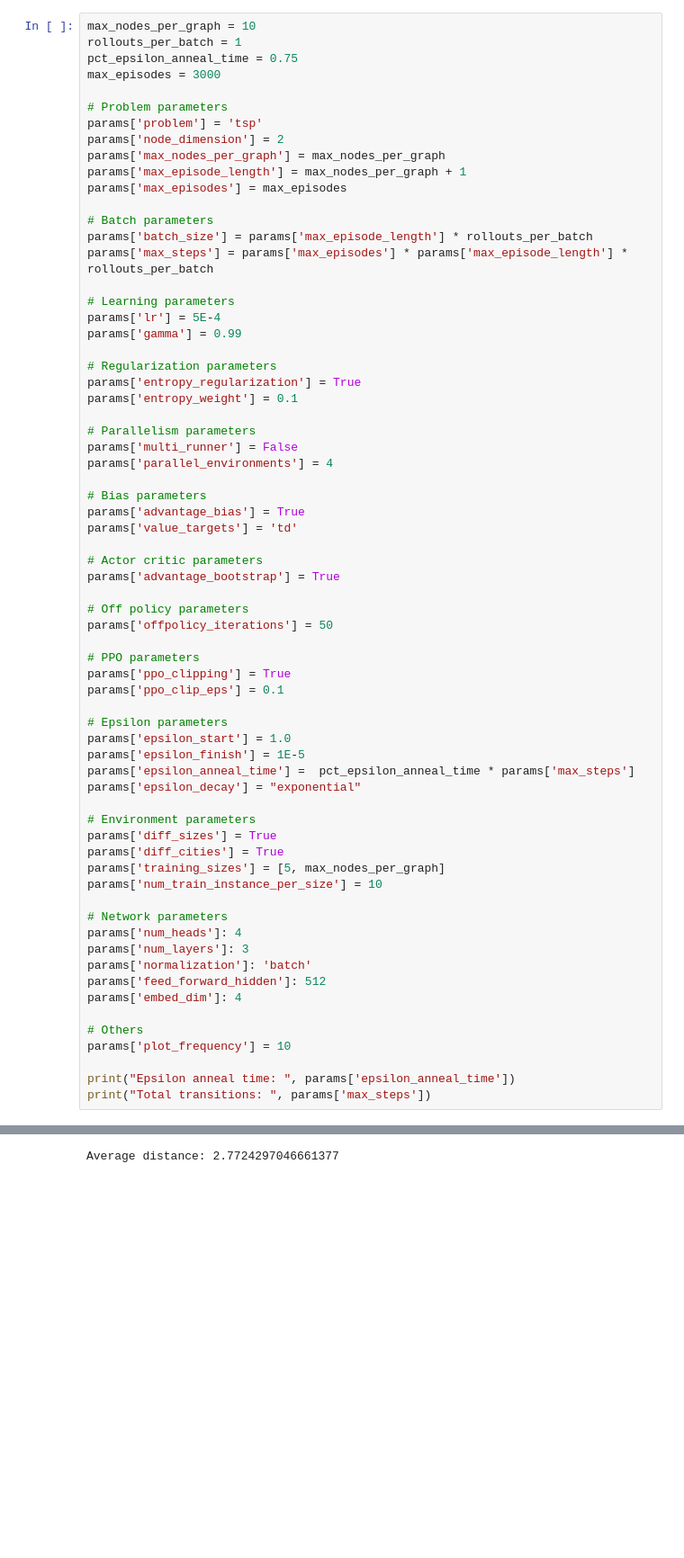
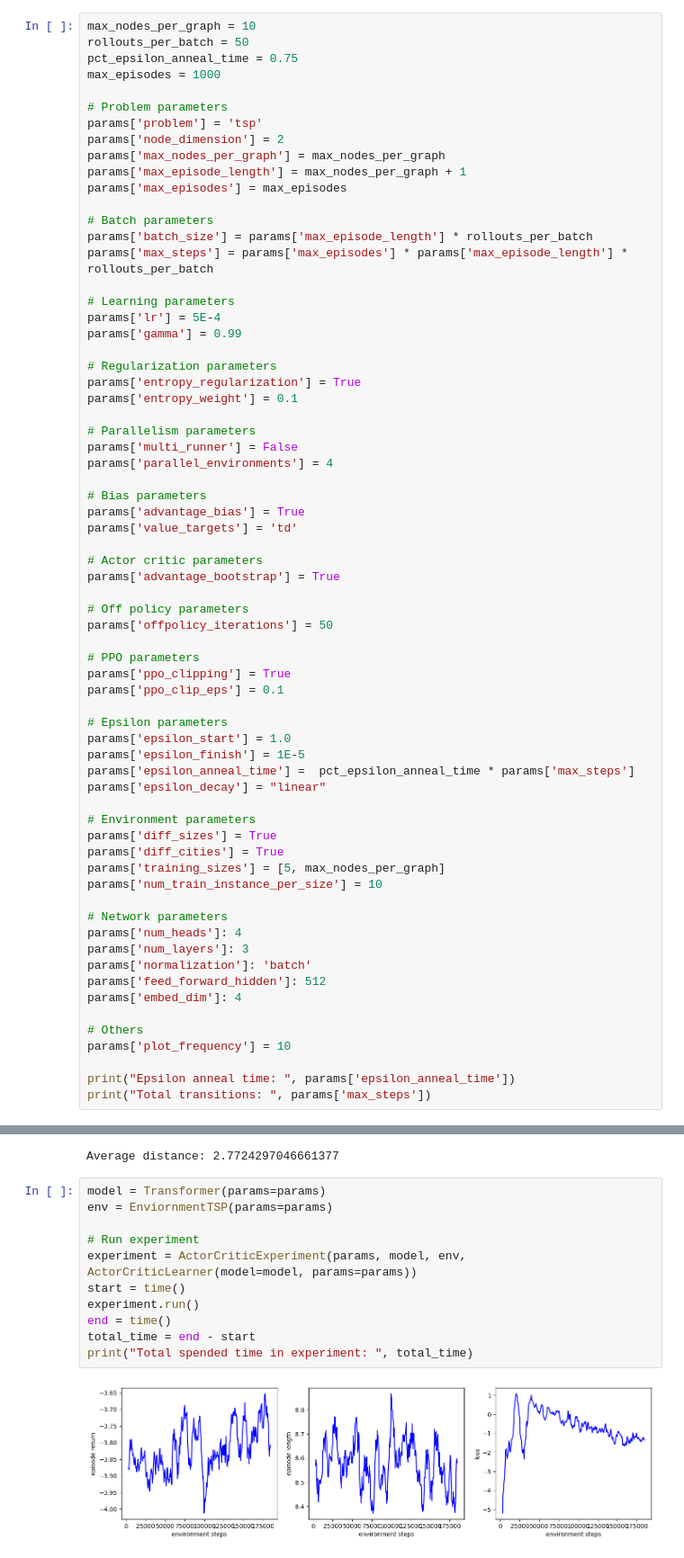
Before and after one commit to tomasosarte/TFG, a Jupyter notebook: code/ppo_experiment.ipynb, the cells around one changed output, grey strips where cells are left out. Shown at 90% size. Cells and saved outputs as stored; diff of their text form; blank space fills up the shorter version.

```diff
--- a/code/ppo_experiment.ipynb
+++ b/code/ppo_experiment.ipynb
@@ -41,8 +42,8 @@ Device in use:  cpu
 # %%
 max_nodes_per_graph = 10
-rollouts_per_batch = 1
+rollouts_per_batch = 50
 pct_epsilon_anneal_time = 0.75
-max_episodes = 3000
+max_episodes = 1000
 
 # Problem parameters
 params['problem'] = 'tsp'
@@ -85,7 +86,7 @@ params['ppo_clip_eps'] = 0.1
 params['epsilon_start'] = 1.0
 params['epsilon_finish'] = 1E-5
 params['epsilon_anneal_time'] =  pct_epsilon_anneal_time * params['max_steps']
-params['epsilon_decay'] = "exponential"
+params['epsilon_decay'] = "linear"
 
 # Environment parameters
 params['diff_sizes'] = True
@@ -129,6 +130,19 @@ for i in range(10):
 print(f"Average distance: {cum_dist/10}")
 # %% [output]
 Average distance: 2.7724297046661377
+# %%
+model = Transformer(params=params)
+env = EnviornmentTSP(params=params)
+
+# Run experiment
+experiment = ActorCriticExperiment(params, model, env, ActorCriticLearner(model=model, params=params))
+start = time()
+experiment.run()
+end = time()
+total_time = end - start
+print("Total spended time in experiment: ", total_time)
+# %% [output]
+[figure, added]
 # %%
 model = Transformer(params=params)
 env = EnviornmentTSP(params=params)
```
Also changed, not shown: parts of 3 cells of this notebook, 4 other files.
